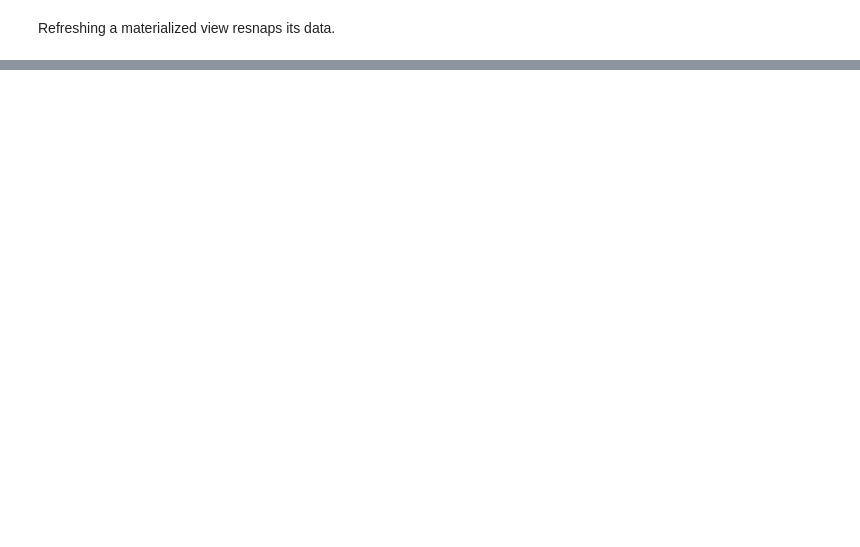
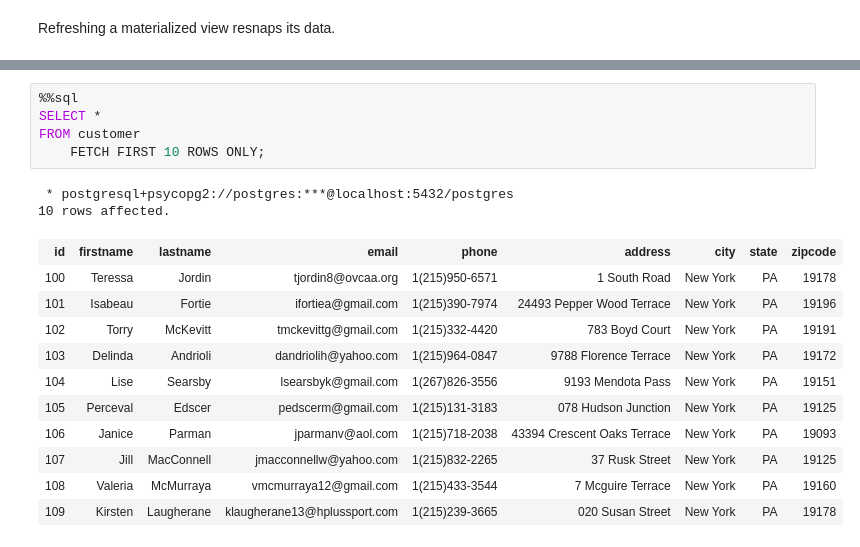
Before and after one commit to Inventrohyder/linkedin-learnig-Choosing-a-Database, a Jupyter notebook: Queries.ipynb, the cells around one changed output, grey strips where cells are left out. Drawn from its saved outputs; the diff is of its cells as text; blank space fills up the shorter version.

```diff
--- a/Queries.ipynb
+++ b/Queries.ipynb
@@ -238,0 +264,19 @@ Refreshing a materialized view resnaps its data.
+# %%
+%%sql
+SELECT *
+FROM customer
+    FETCH FIRST 10 ROWS ONLY;
+# %% [output]
+ * postgresql+psycopg2://postgres:***@localhost:5432/postgres
+10 rows affected.
+| id | firstname | lastname | email | phone | address | city | state | zipcode |
+| 100 | Teressa | Jordin | tjordin8@ovcaa.org | 1(215)950-6571 | 1 South Road | New York | PA | 19178 |
+| 101 | Isabeau | Fortie | ifortiea@gmail.com | 1(215)390-7974 | 24493 Pepper Wood Terrace | New York | PA | 19196 |
+| 102 | Torry | McKevitt | tmckevittg@gmail.com | 1(215)332-4420 | 783 Boyd Court | New York | PA | 19191 |
+| 103 | Delinda | Andrioli | dandriolih@yahoo.com | 1(215)964-0847 | 9788 Florence Terrace | New York | PA | 19172 |
+| 104 | Lise | Searsby | lsearsbyk@gmail.com | 1(267)826-3556 | 9193 Mendota Pass | New York | PA | 19151 |
+| 105 | Perceval | Edscer | pedscerm@gmail.com | 1(215)131-3183 | 078 Hudson Junction | New York | PA | 19125 |
+| 106 | Janice | Parman | jparmanv@aol.com | 1(215)718-2038 | 43394 Crescent Oaks Terrace | New York | PA | 19093 |
+| 107 | Jill | MacConnell | jmacconnellw@yahoo.com | 1(215)832-2265 | 37 Rusk Street | New York | PA | 19125 |
+| 108 | Valeria | McMurraya | vmcmurraya12@gmail.com | 1(215)433-3544 | 7 Mcguire Terrace | New York | PA | 19160 |
+| 109 | Kirsten | Laugherane | klaugherane13@hplussport.com | 1(215)239-3665 | 020 Susan Street | New York | PA | 19178 |
```
Also changed, not shown: parts of 21 cells of this notebook.
